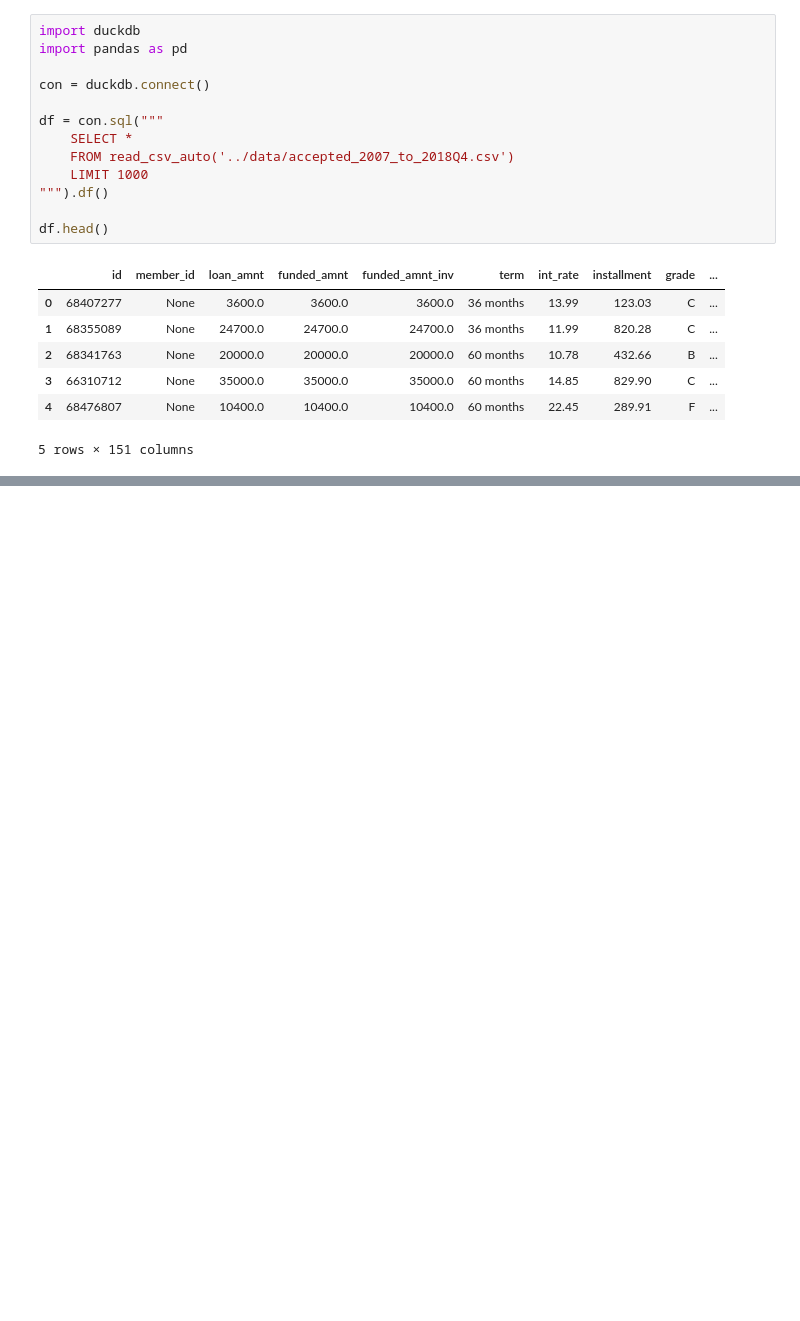
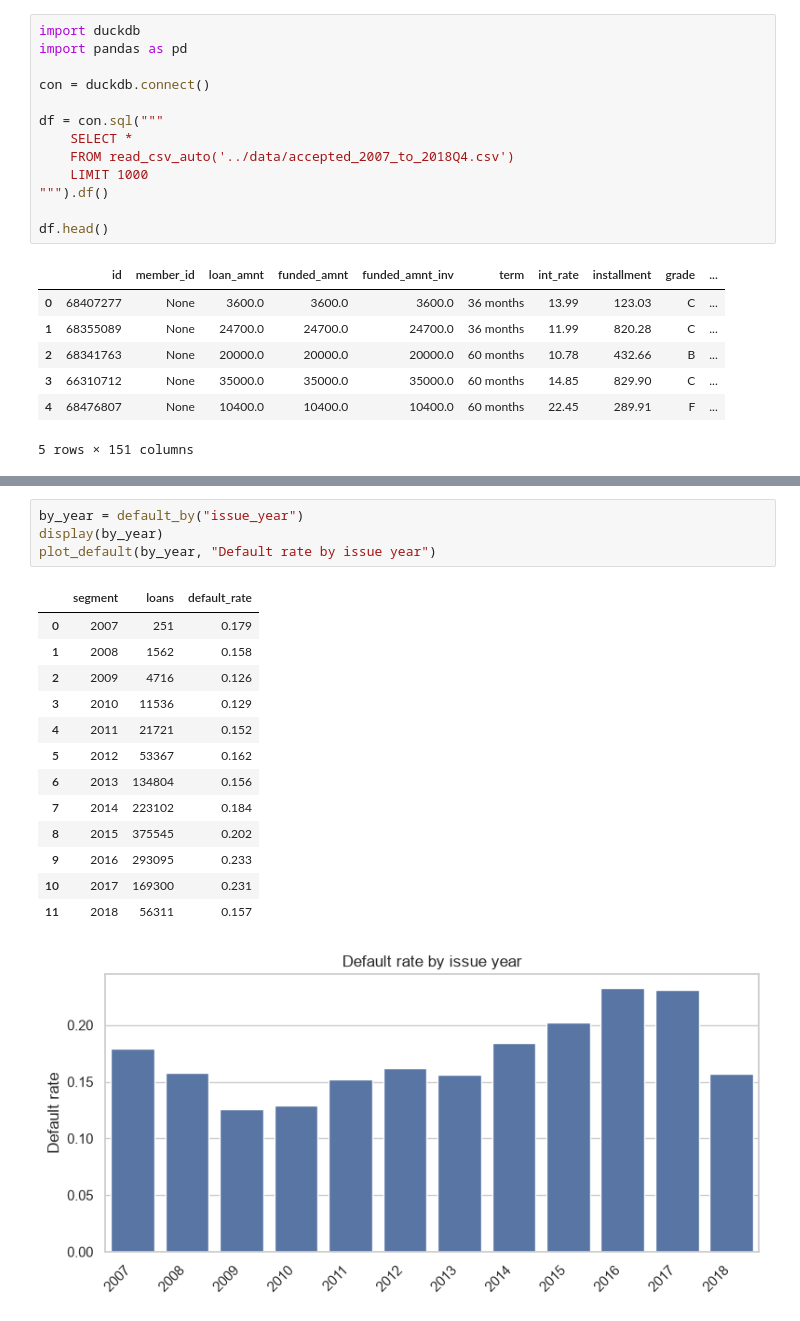
Before and after one commit to TzurShalom/Lending-Club, a Jupyter notebook: notebooks/01_eda.ipynb, the cells around one changed output, grey strips where cells are left out. Cells and saved outputs as stored; diff of their text form; blank space fills up the shorter version.

```diff
--- a/notebooks/01_eda.ipynb
+++ b/notebooks/01_eda.ipynb
@@ -47,0 +155,19 @@ con.sql("""
+# %%
+by_year = default_by("issue_year")
+display(by_year)
+plot_default(by_year, "Default rate by issue year")
+# %% [output]
+|  | segment | loans | default_rate |
+| 0 | 2007 | 251 | 0.179 |
+| 1 | 2008 | 1562 | 0.158 |
+| 2 | 2009 | 4716 | 0.126 |
+| 3 | 2010 | 11536 | 0.129 |
+| 4 | 2011 | 21721 | 0.152 |
+| 5 | 2012 | 53367 | 0.162 |
+| 6 | 2013 | 134804 | 0.156 |
+| 7 | 2014 | 223102 | 0.184 |
+| 8 | 2015 | 375545 | 0.202 |
+| 9 | 2016 | 293095 | 0.233 |
+| 10 | 2017 | 169300 | 0.231 |
+| 11 | 2018 | 56311 | 0.157 |
+[figure, added]
```
Also changed, not shown: parts of 10 cells of this notebook.
